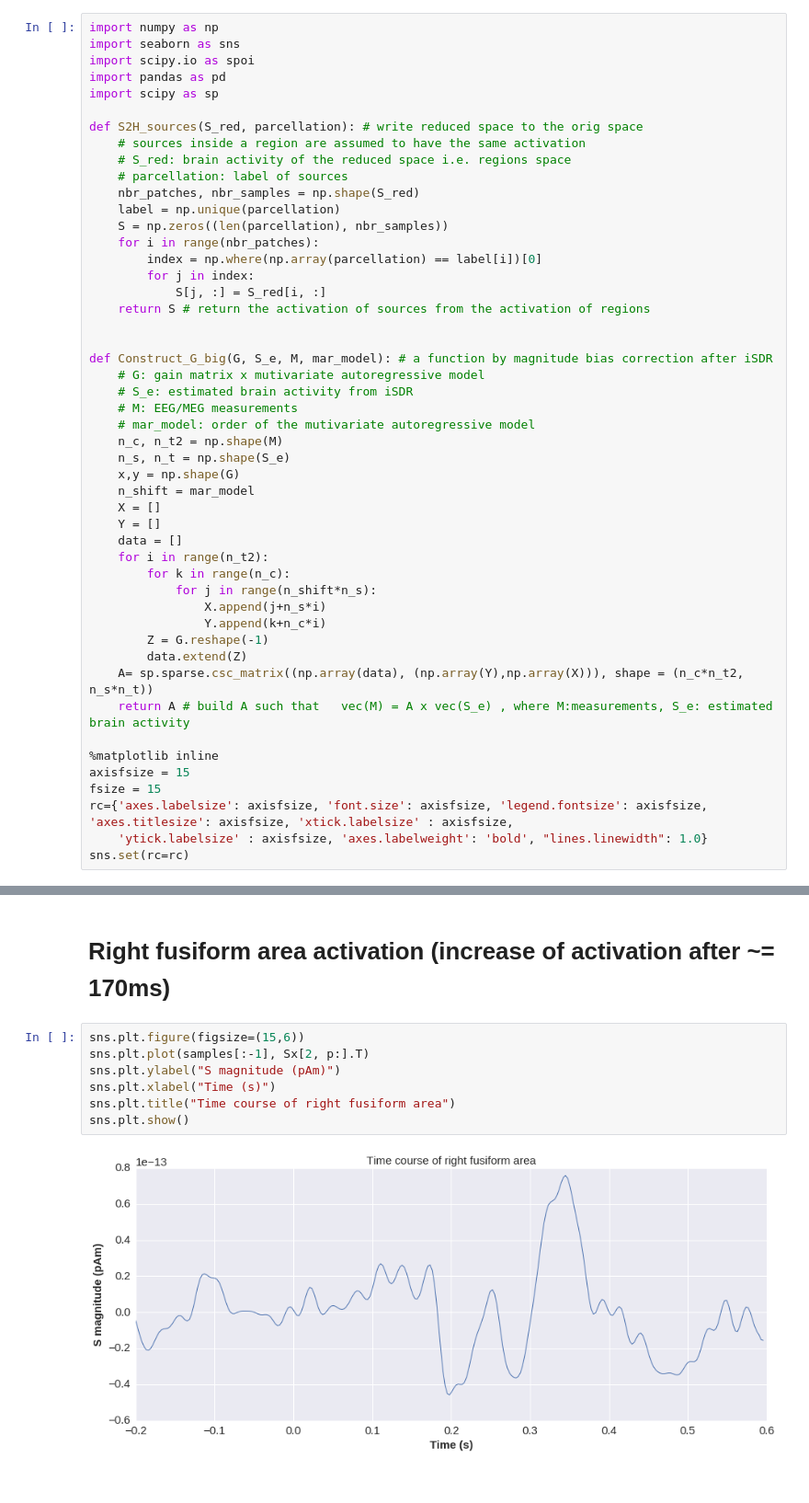
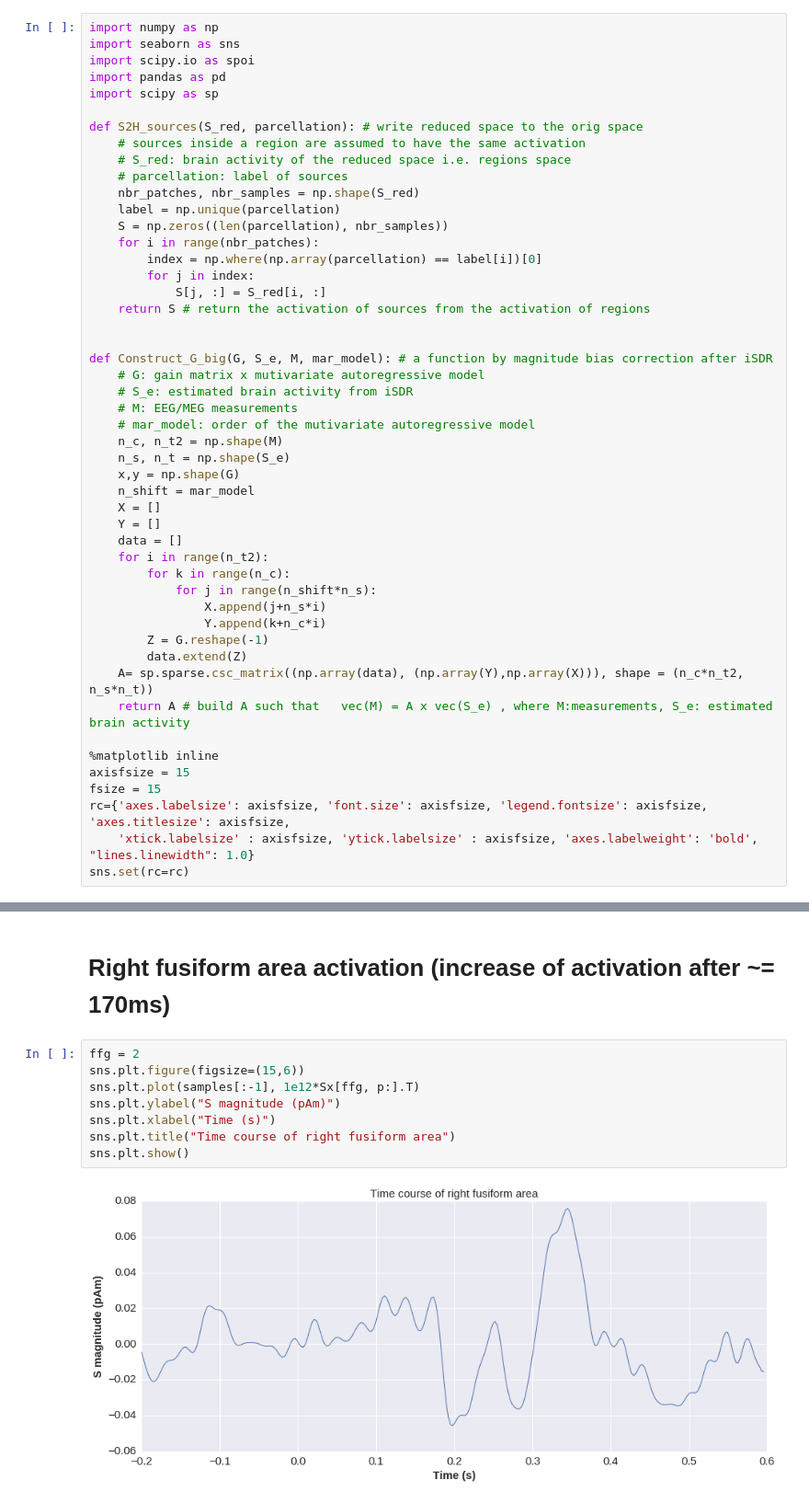
Before and after one commit to BBELAOUCHA/iSDR_p, a Jupyter notebook: examples/example_real_data.ipynb, the cells around one changed output, grey strips where cells are left out. Shown at 92% size. Drawn from its saved outputs; the diff is of its cells as text.

```diff
--- a/examples/example_real_data.ipynb
+++ b/examples/example_real_data.ipynb
@@ -44,8 +44,8 @@ def Construct_G_big(G, S_e, M, mar_model): # a function by magnitude bias correc
 %matplotlib inline
 axisfsize = 15
 fsize = 15
-rc={'axes.labelsize': axisfsize, 'font.size': axisfsize, 'legend.fontsize': axisfsize, 'axes.titlesize': axisfsize, 'xtick.labelsize' : axisfsize,
-    'ytick.labelsize' : axisfsize, 'axes.labelweight': 'bold', "lines.linewidth": 1.0}
+rc={'axes.labelsize': axisfsize, 'font.size': axisfsize, 'legend.fontsize': axisfsize, 'axes.titlesize': axisfsize,
+    'xtick.labelsize' : axisfsize, 'ytick.labelsize' : axisfsize, 'axes.labelweight': 'bold', "lines.linewidth": 1.0}
 sns.set(rc=rc)
 # %% [markdown]
 # run in the terminal
@@ -203,11 +206,12 @@ sns.plt.show()
 # %% [markdown]
 # Right fusiform area activation (increase of activation after ~= 170ms)
 # %%
+ffg = 2
 sns.plt.figure(figsize=(15,6))
-sns.plt.plot(samples[:-1], Sx[2, p:].T)
+sns.plt.plot(samples[:-1], 1e12*Sx[ffg, p:].T)
 sns.plt.ylabel("S magnitude (pAm)")
 sns.plt.xlabel("Time (s)")
 sns.plt.title("Time course of right fusiform area")
 sns.plt.show()
 # %% [output]
-[figure, old version]
+[figure, new version]
```
Also changed, not shown: parts of 1 cell of this notebook.
